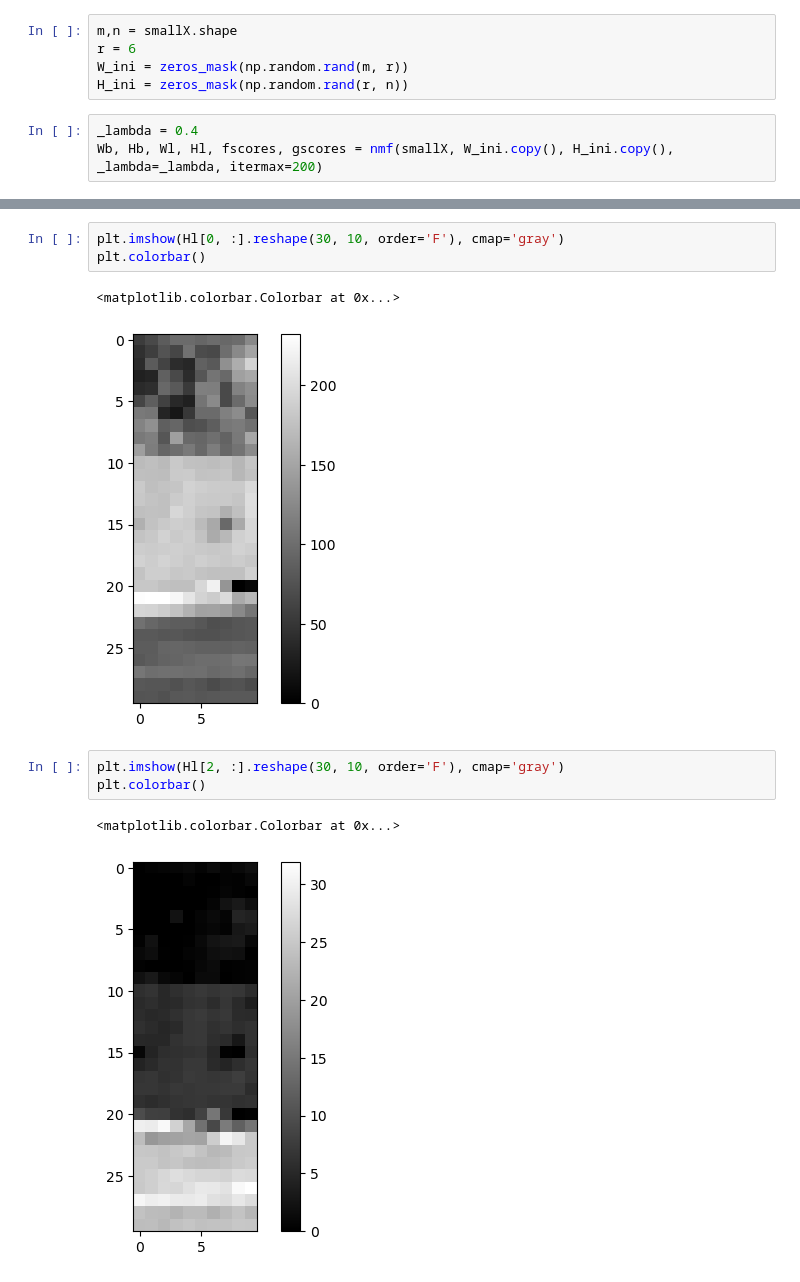
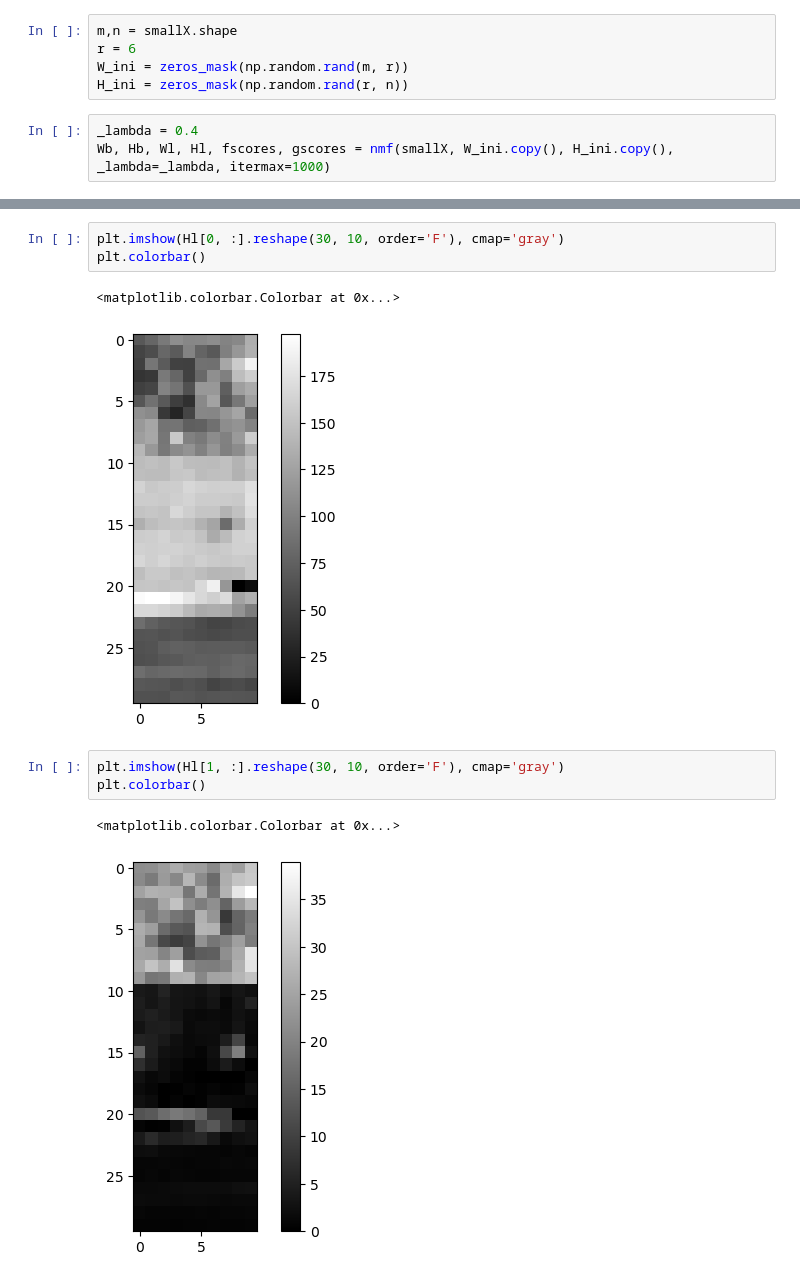
Before and after one commit to waqasbinhamed/seminmf, a Jupyter notebook: real.ipynb, the cells around one changed output, grey strips where cells are left out. Drawn from its saved outputs; the diff is of its cells as text.

```diff
--- a/real.ipynb
+++ b/real.ipynb
@@ -57,5 +59,5 @@ W_ini = zeros_mask(np.random.rand(m, r))
 H_ini = zeros_mask(np.random.rand(r, n))
 # %%
 _lambda = 0.4
-Wb, Hb, Wl, Hl, fscores, gscores = nmf(smallX, W_ini.copy(), H_ini.copy(), _lambda=_lambda, itermax=200)
+Wb, Hb, Wl, Hl, fscores, gscores = nmf(smallX, W_ini.copy(), H_ini.copy(), _lambda=_lambda, itermax=1000)
 # %% [output]
@@ -118,10 +120,10 @@ plt.imshow(Hl[0, :].reshape(30, 10, order='F'), cmap='gray')
 plt.colorbar()
 # %% [output]
 <matplotlib.colorbar.Colorbar at 0x...>
-[figure, old version]
+[figure, new version]
 # %%
-plt.imshow(Hl[2, :].reshape(30, 10, order='F'), cmap='gray')
+plt.imshow(Hl[1, :].reshape(30, 10, order='F'), cmap='gray')
 plt.colorbar()
 # %% [output]
 <matplotlib.colorbar.Colorbar at 0x...>
-[figure, old version]
+[figure, new version]
```
Also changed, not shown: parts of 14 cells of this notebook.
